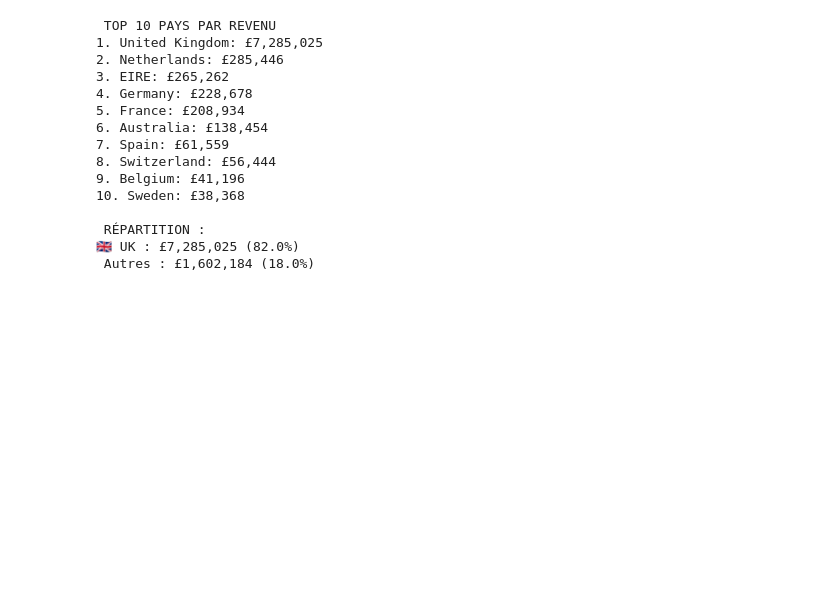
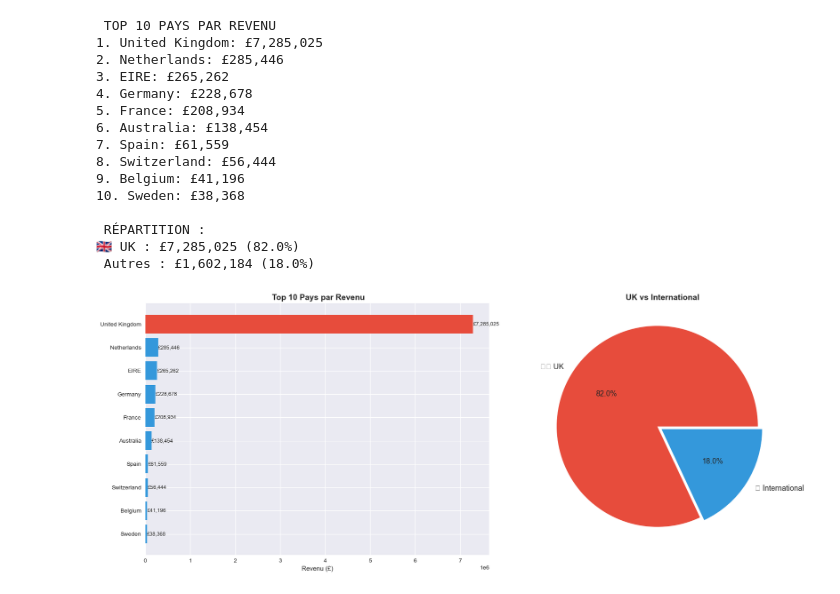
Before and after one commit to AlexisSTH/Projet-KPIs-E-commerce, a Jupyter notebook: notebooks/05_kpis_marketing.ipynb, the cells around one changed output. Saved outputs shown, nothing was run; the diff lists cells and outputs as text; code cells hidden in the pictures; blank space fills up the shorter version.

Commit message:
Creation du graphique TOP 10 pays

```diff
--- a/notebooks/05_kpis_marketing.ipynb
+++ b/notebooks/05_kpis_marketing.ipynb
@@ -59,3 +59,30 @@ print(f" Autres : £{autres_revenue:,.0f} ({autres_revenue/total_revenue*100:.1f
  RÉPARTITION :
 🇬🇧 UK : £7,285,025 (82.0%)
  Autres : £1,602,184 (18.0%)
+# %%
+#  GRAPHIQUE TOP 10 PAYS
+
+fig, axes = plt.subplots(1, 2, figsize=(18, 7))
+
+# Bar chart Top 10
+colors = ['#e74c3c' if p == 'United Kingdom' else '#3498db' for p in top10_pays.index]
+axes[0].barh(top10_pays.index[::-1], top10_pays.values[::-1], color=colors[::-1])
+axes[0].set_title(' Top 10 Pays par Revenu', fontsize=14, fontweight='bold')
+axes[0].set_xlabel('Revenu (£)')
+
+for i, v in enumerate(top10_pays.values[::-1]):
+    axes[0].text(v + 5000, i, f'£{v:,.0f}', va='center', fontsize=9)
+
+# Pie chart UK vs Monde
+axes[1].pie([uk_revenue, autres_revenue],
+            labels=['🇬🇧 UK', '🌍 International'],
+            autopct='%1.1f%%',
+            colors=['#e74c3c', '#3498db'],
+            explode=(0.05, 0),
+            textprops={'fontsize': 13})
+axes[1].set_title(' UK vs International', fontsize=14, fontweight='bold')
+
+plt.tight_layout()
+plt.show()
+# %% [output]
+[figure, added]
```
